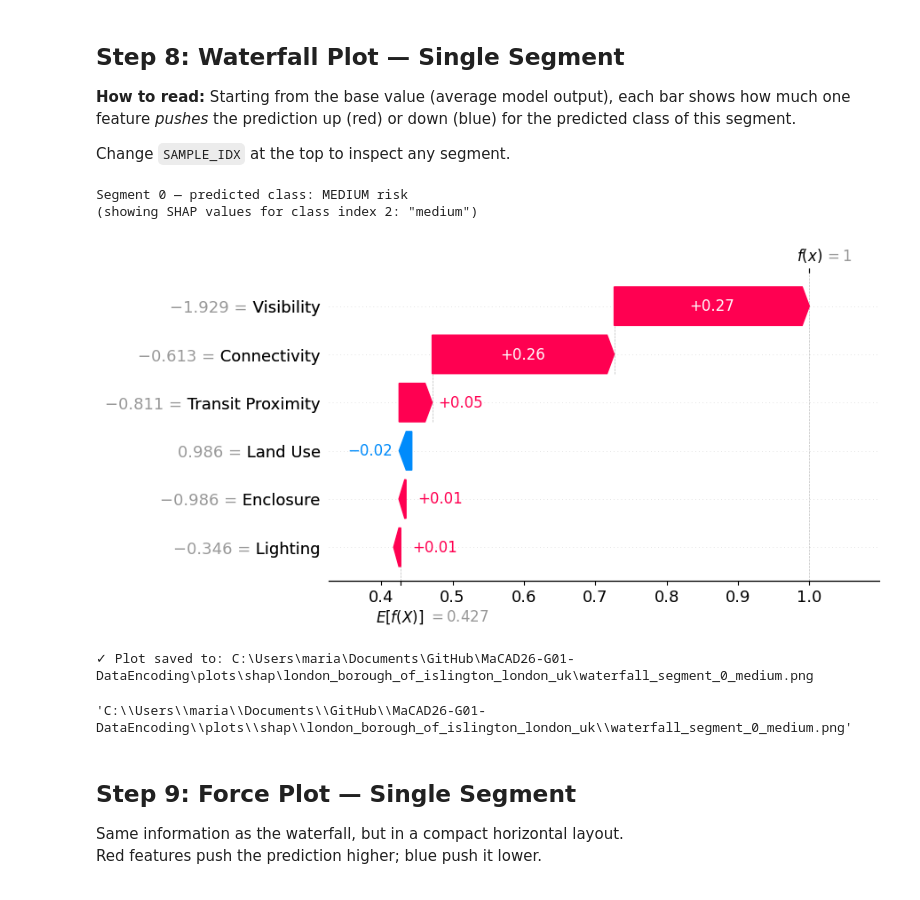
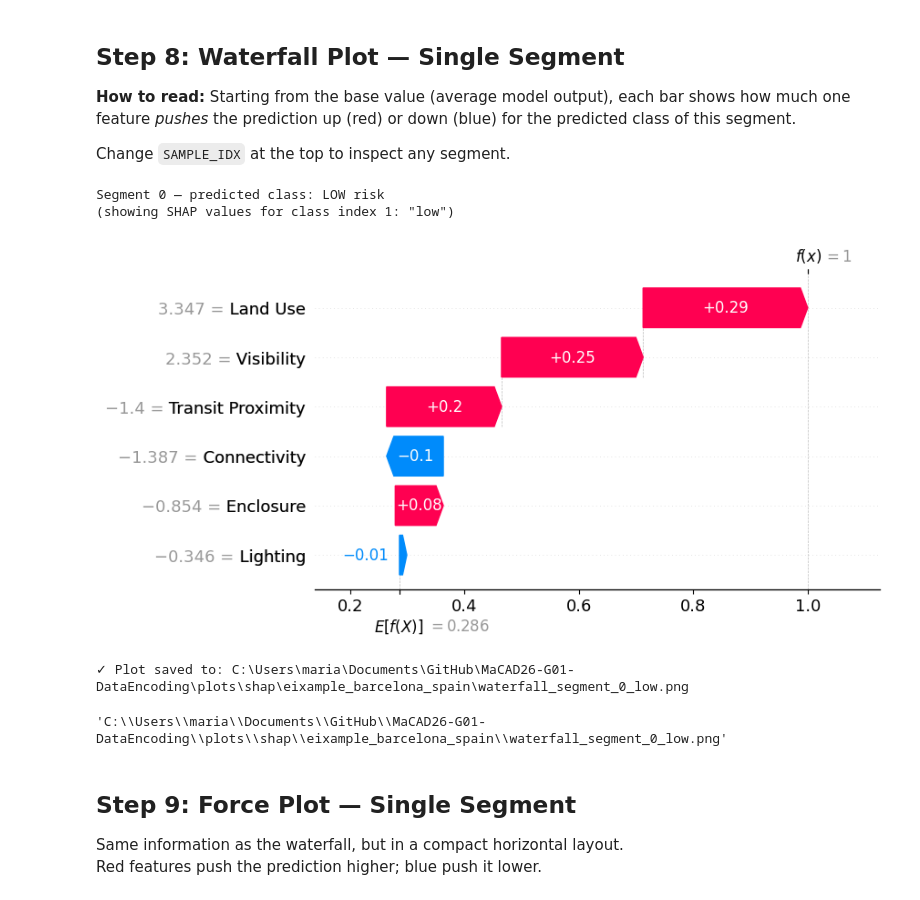
Before and after one commit to modnas-m/MaCAD26-G01-DataEncoding, a Jupyter notebook: notebooks/07_SHAP.ipynb, the cells around one changed output. Cells and saved outputs as stored; diff of their text form; code cells hidden in the pictures.

```diff
--- a/notebooks/07_SHAP.ipynb
+++ b/notebooks/07_SHAP.ipynb
@@ -12,7 +12,7 @@ Explains **why** the logistic regression model assigns each street segment its r
 ## ⚙️ Configuration — Edit This Cell
 # %%
 # ── EDIT HERE ────────────────────────────────────────────────────────────────
-PLACE = "London Borough of Islington, London, UK"   # Must match a classified CSV already in output/
+PLACE = "Eixample, Barcelona, Spain"   # Must match a classified CSV already in output/
 # Raval, Barcelona, Spain
 # e.g. "Eixample, Barcelona, Spain"
 # e.g. "De Pijp, Amsterdam, Netherlands"
@@ -66,9 +66,10 @@ if not Path(CSV_PATH).exists():
         )
 
 
-def save_plot(filename, close=True, dpi=300):
+def save_plot(filename, fig=None, close=True, dpi=300):
     path = os.path.join(PLOT_DIR, filename)
-    fig = plt.gcf()
+    fig = fig or plt.gcf()
+    fig.canvas.draw()
     fig.savefig(path, bbox_inches='tight', dpi=dpi)
     if close:
         plt.close(fig)
@@ -295,25 +315,26 @@ Change `SAMPLE_IDX` at the top to inspect any segment.
 # %%
 predicted_class     = df['risk_class'].iloc[SAMPLE_IDX]
 predicted_class_idx = classes.index(predicted_class)
 
 print(f'Segment {SAMPLE_IDX} — predicted class: {predicted_class.upper()} risk')
 print(f'(showing SHAP values for class index {predicted_class_idx}: "{predicted_class}")')
 
 exp_single = shap.Explanation(
     values       = shap_values.values[SAMPLE_IDX, :, predicted_class_idx],
     base_values  = base_values[SAMPLE_IDX, predicted_class_idx],
     data         = X_df.iloc[SAMPLE_IDX].values,
     feature_names= FEATURE_LABELS,
- )
+)
 
 shap.plots.waterfall(exp_single)
-save_plot(f'waterfall_segment_{SAMPLE_IDX}_{predicted_class}.png')
+fig = plt.gcf()
+save_plot(f'waterfall_segment_{SAMPLE_IDX}_{predicted_class}.png', fig=fig)
 # %% [output]
-Segment 0 — predicted class: MEDIUM risk
-(showing SHAP values for class index 2: "medium")
+Segment 0 — predicted class: LOW risk
+(showing SHAP values for class index 1: "low")
-[figure, old version]
+[figure, new version]
-✓ Plot saved to: C:\Users\maria\Documents\GitHub\MaCAD26-G01-DataEncoding\plots\shap\london_borough_of_islington_london_uk\waterfall_segment_0_medium.png
+✓ Plot saved to: C:\Users\maria\Documents\GitHub\MaCAD26-G01-DataEncoding\plots\shap\eixample_barcelona_spain\waterfall_segment_0_low.png
-'C:\\Users\\maria\\Documents\\GitHub\\MaCAD26-G01-DataEncoding\\plots\\shap\\london_borough_of_islington_london_uk\\waterfall_segment_0_medium.png'
+'C:\\Users\\maria\\Documents\\GitHub\\MaCAD26-G01-DataEncoding\\plots\\shap\\eixample_barcelona_spain\\waterfall_segment_0_low.png'
 # %% [markdown]
 ## Step 9: Force Plot — Single Segment
 
```
Also changed, not shown: parts of 10 cells of this notebook, 11 other files.
